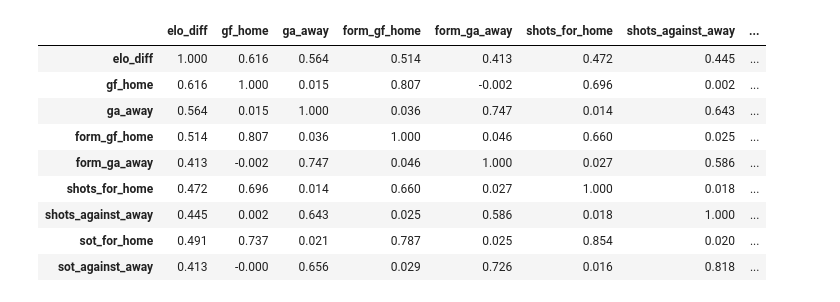
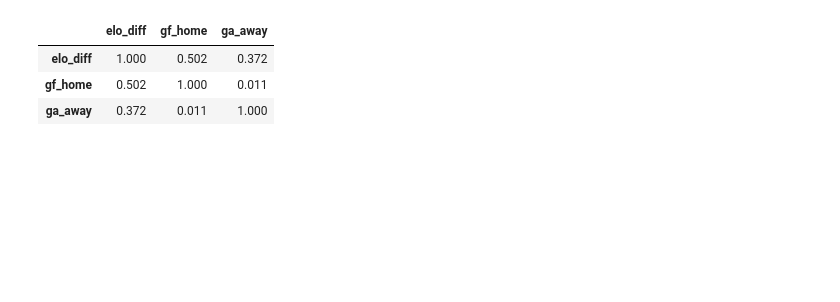
Before and after one commit to pitirringo/futbol-apuestas, a Jupyter notebook: Codigo/proyecto_mod_8/Analisis.ipynb, the cells around one changed output. Saved outputs shown, nothing was run; the diff lists cells and outputs as text; code cells hidden in the pictures; blank space fills up the shorter version.

```diff
--- a/Codigo/proyecto_mod_8/Analisis.ipynb
+++ b/Codigo/proyecto_mod_8/Analisis.ipynb
@@ -366,38 +1129,88 @@ El modelo de referencia utiliza las medias de goles calculadas únicamente en en
 # %%
+# Calcula el promedio de goles locales del conjunto de entrenamiento para utilizarlo como lambda local del modelo de referencia.
 lambda_base_home = float(train["home_goals"].mean())
+
+# Calcula el promedio de goles visitantes del conjunto de entrenamiento para utilizarlo como lambda visitante del modelo de referencia.
 lambda_base_away = float(train["away_goals"].mean())
 
+# Crea la tabla del modelo de referencia conservando las claves identificadoras y los resultados reales de validación.
 base_val = val[CLAVES + OBJETIVOS].reset_index(drop=True).copy()
+
+# Asigna a todos los partidos de validación el mismo número esperado de goles locales calculado en entrenamiento.
 base_val["lambda_home"] = lambda_base_home
+
+# Asigna a todos los partidos de validación el mismo número esperado de goles visitantes calculado en entrenamiento.
 base_val["lambda_away"] = lambda_base_away
+
+# Calcula las probabilidades 1X2 del modelo de referencia a partir de los mismos lambdas constantes para todos los partidos.
 base_val[PROBS] = probabilidades_1x2(
+
+    # Crea un vector del tamaño de validación donde todos los partidos tienen el mismo lambda local.
     np.full(len(val), lambda_base_home),
+
+    # Crea un vector del tamaño de validación donde todos los partidos tienen el mismo lambda visitante.
     np.full(len(val), lambda_base_away),
 )
+
+# Evalúa y muestra las métricas del modelo de referencia simple sobre el conjunto de validación.
 print("Modelo de referencia simple:", evaluar_predicciones(base_val))
 
 
+# Define una función que calcula el VIF de cada predictor para diagnosticar posibles problemas de multicolinealidad.
 def tabla_vif(datos, columnas):
-    """Factor de inflación de la varianza; excluye el intercepto."""
+
+    # Prepara la matriz de predictores, incluyendo el reescalamiento de Elo y la constante.
     X = preparar_X(datos, columnas)
+
+    # Convierte la matriz de predictores a un arreglo numérico de NumPy requerido para calcular el VIF.
     matriz = X.to_numpy(dtype=float)
+
+    # Construye una tabla con el nombre de cada predictor y su correspondiente factor de inflación de la varianza.
     return pd.DataFrame({
+
+        # Selecciona los nombres de los predictores excluyendo la primera columna, correspondiente al intercepto.
         "Variable": X.columns[1:],
+
+        # Calcula el VIF de cada predictor respecto al resto, omitiendo el intercepto de la tabla final.
         "VIF": [variance_inflation_factor(matriz, i)
                 for i in range(1, X.shape[1])],
+
+    # Ordena las variables de mayor a menor VIF y reinicia el índice de la tabla.
     }).sort_values("VIF", ascending=False).reset_index(drop=True)
 
-m4 = modelos_entrenados["M4_Completo"]
-print("Modelo local M4")
-print(m4["home"].summary())
-print("Modelo visitante M4")
-print(m4["away"].summary())
 
+# Extrae de los modelos previamente entrenados la especificación base M0 para realizar su diagnóstico.
+m0 = modelos_entrenados["M0_Base"]
+
+# Indica que a continuación se mostrará el resumen estadístico de la regresión Poisson de goles locales de M0.
+print("Modelo local M0")
+
+# Muestra el resumen de estimación del modelo local M0, incluyendo coeficientes, errores estándar y pruebas estadísticas.
+print(m0["home"].summary())
+
+# Indica que a continuación se mostrará el resumen estadístico de la regresión Poisson de goles visitantes de M0.
+print("Modelo visitante M0")
+
+# Muestra el resumen de estimación del modelo visitante M0, incluyendo coeficientes, errores estándar y pruebas estadísticas.
+print(m0["away"].summary())
+
+
+# Recorre por separado las ecuaciones de goles locales y visitantes del modelo M0.
 for lado in ("home", "away"):
-    columnas = m4[f"columnas_{lado}"]
-    print(f"Correlaciones M4: {lado}")
+
+    # Obtiene la lista de predictores utilizada en la ecuación correspondiente de M0.
+    columnas = m0[f"columnas_{lado}"]
+
+    # Indica qué matriz de correlaciones, local o visitante, se mostrará a continuación.
+    print(f"Correlaciones M0: {lado}")
+
+    # Calcula y muestra las correlaciones lineales entre los predictores de M0 en el conjunto de entrenamiento.
     display(train[columnas].corr().round(3))
-    print(f"VIF M4: {lado}")
+
+    # Indica qué tabla de factores de inflación de la varianza se mostrará a continuación.
+    print(f"VIF M0: {lado}")
+
+    # Calcula y muestra el VIF de los predictores de M0 para diagnosticar multicolinealidad.
     display(tabla_vif(train, columnas).round(3))
 # %% [output]
 Modelo de referencia simple: {'Partidos': 380, 'MAE_local': 1.054156146824626, 'MAE_visitante': 0.9281386122131897, 'MAE_promedio': 0.9911473795189079, 'LogLoss_1X2': 1.0793610651054353}
@@ -420,10 +1233,4 @@ Correlaciones M4: home
-|  | elo_diff | gf_home | ga_away | form_gf_home | form_ga_away | shots_for_home | shots_against_away | ... |
-| elo_diff | 1.000 | 0.616 | 0.564 | 0.514 | 0.413 | 0.472 | 0.445 | ... |
-| gf_home | 0.616 | 1.000 | 0.015 | 0.807 | -0.002 | 0.696 | 0.002 | ... |
-| ga_away | 0.564 | 0.015 | 1.000 | 0.036 | 0.747 | 0.014 | 0.643 | ... |
-| form_gf_home | 0.514 | 0.807 | 0.036 | 1.000 | 0.046 | 0.660 | 0.025 | ... |
-| form_ga_away | 0.413 | -0.002 | 0.747 | 0.046 | 1.000 | 0.027 | 0.586 | ... |
-| shots_for_home | 0.472 | 0.696 | 0.014 | 0.660 | 0.027 | 1.000 | 0.018 | ... |
-| shots_against_away | 0.445 | 0.002 | 0.643 | 0.025 | 0.586 | 0.018 | 1.000 | ... |
-| sot_for_home | 0.491 | 0.737 | 0.021 | 0.787 | 0.025 | 0.854 | 0.020 | ... |
-| sot_against_away | 0.413 | -0.000 | 0.656 | 0.029 | 0.726 | 0.016 | 0.818 | ... |
+|  | elo_diff | gf_home | ga_away |
+| elo_diff | 1.000 | 0.502 | 0.372 |
+| gf_home | 0.502 | 1.000 | 0.011 |
+| ga_away | 0.372 | 0.011 | 1.000 |
```
Also changed, not shown: parts of 25 cells of this notebook.
